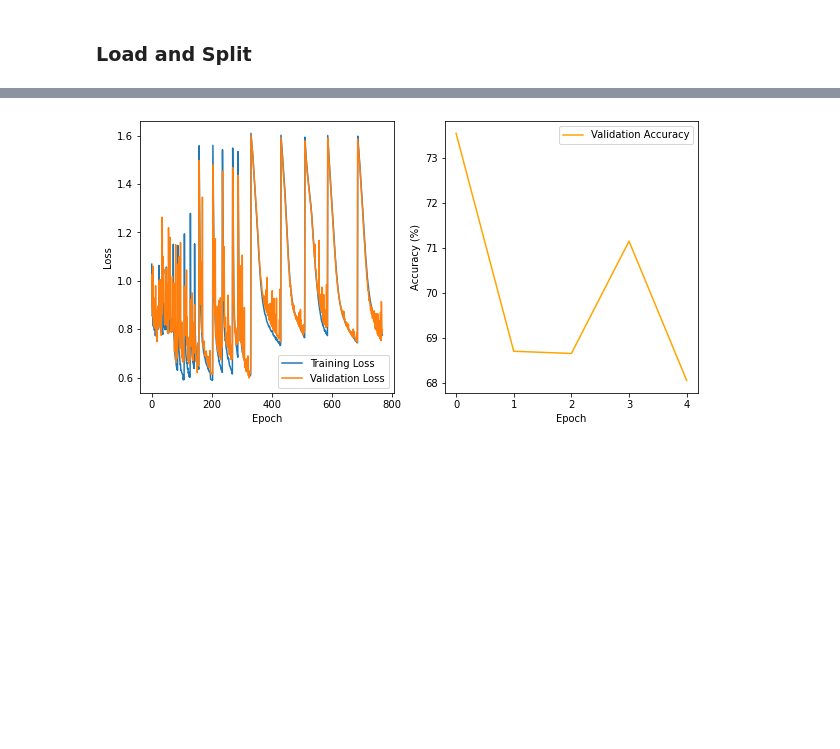
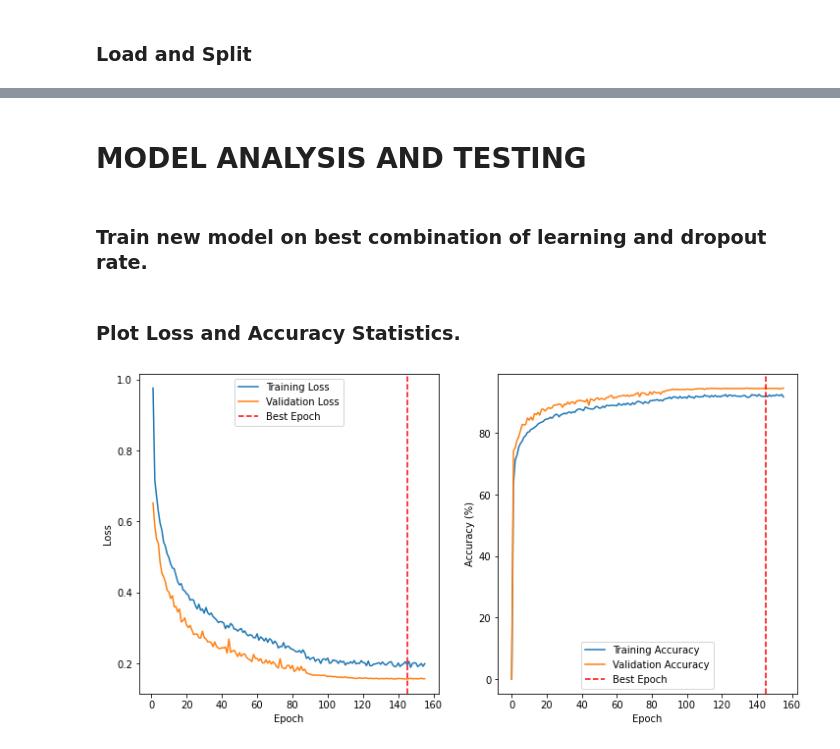
Before and after one commit to ChristianSneffeFleischer/MachineLearningExam, a Jupyter notebook: CNN.ipynb, the cells around one changed output, grey strips where cells are left out. Cells and saved outputs as stored; diff of their text form; code cells hidden in the pictures; blank space fills up the shorter version.

```diff
--- a/CNN.ipynb
+++ b/CNN.ipynb
@@ -88 +24,14 @@ transformer = transforms.Compose([
+# %%
+# Load the data
+data_train = np.load('fashion_train.npy', mmap_mode = 'r')
+data_test = np.load('fashion_test.npy', mmap_mode = 'r')
+
+# Split and normalize the data
+# We divide the X arrays by 255 to ensure they lay in the range [0, 1].
+# We can do this scaling before splitting into training and validation in KFolds since
+# it is by a constant already known value (255)
+X_train = data_train[:, :-1] / 255
+y_train = data_train[:, -1]
+X_test = data_test[:, :-1] / 255
+y_test = data_test[:, -1]
 # %% [markdown]
@@ -448,0 +555,4 @@ True
+# %% [markdown]
+# MODEL ANALYSIS AND TESTING
+# %% [markdown]
+### Train new model on best combination of learning and dropout rate.
@@ -449,22 +602,39 @@ True
+# %% [markdown]
+### Plot Loss and Accuracy Statistics.
 # %%
-# Plot training curves
-plt.figure(figsize = (10, 5))
+# Get loss and accuracy statistics
+train_losses = model.train_losses
+train_accuracies = model.train_accuracies
+val_losses = model.val_losses
+val_accuracies = model.val_accuracies
+
+# Get best epoch statistic
+best_epoch = model.best_epoch
+
+# Plot curves
+plt.figure(figsize = (12, 6))
+# plt.suptitle(f'Training and Validation Loss and Accuracy\nLearning Rate: {best_lr}, Dropout Rate: {best_dpr}')
 
 # Plot loss
 plt.subplot(1, 2, 1)
-plt.plot(train_losses, label = 'Training Loss')
-plt.plot(val_losses, label = 'Validation Loss')
+plt.plot(list(train_losses.keys()), list(train_losses.values()), label = 'Training Loss')
+plt.plot(list(val_losses.keys()), list(val_losses.values()), label = 'Validation Loss')
+plt.axvline(best_epoch, color = 'red', linestyle = '--', label = 'Best Epoch')
 plt.xlabel('Epoch')
 plt.ylabel('Loss')
 plt.legend()
 
 # Plot accuracy
 plt.subplot(1, 2, 2)
-plt.plot(val_accuracies, label = 'Validation Accuracy', color = 'orange')
+plt.plot(list(train_accuracies.keys()), list(train_accuracies.values()), label = 'Training Accuracy')
+plt.plot(list(val_accuracies.keys()), list(val_accuracies.values()), label = 'Validation Accuracy')
+plt.axvline(best_epoch, color = 'red', linestyle = '--', label = 'Best Epoch')
 plt.xlabel('Epoch')
 plt.ylabel('Accuracy (%)')
 plt.legend()
 
+# Show plot
+plt.savefig('cnn_curves.png')
 plt.show()
 # %% [output]
-[figure, old version]
+[figure, new version]
```
Also changed, not shown: parts of 28 cells of this notebook, 30 other files.
